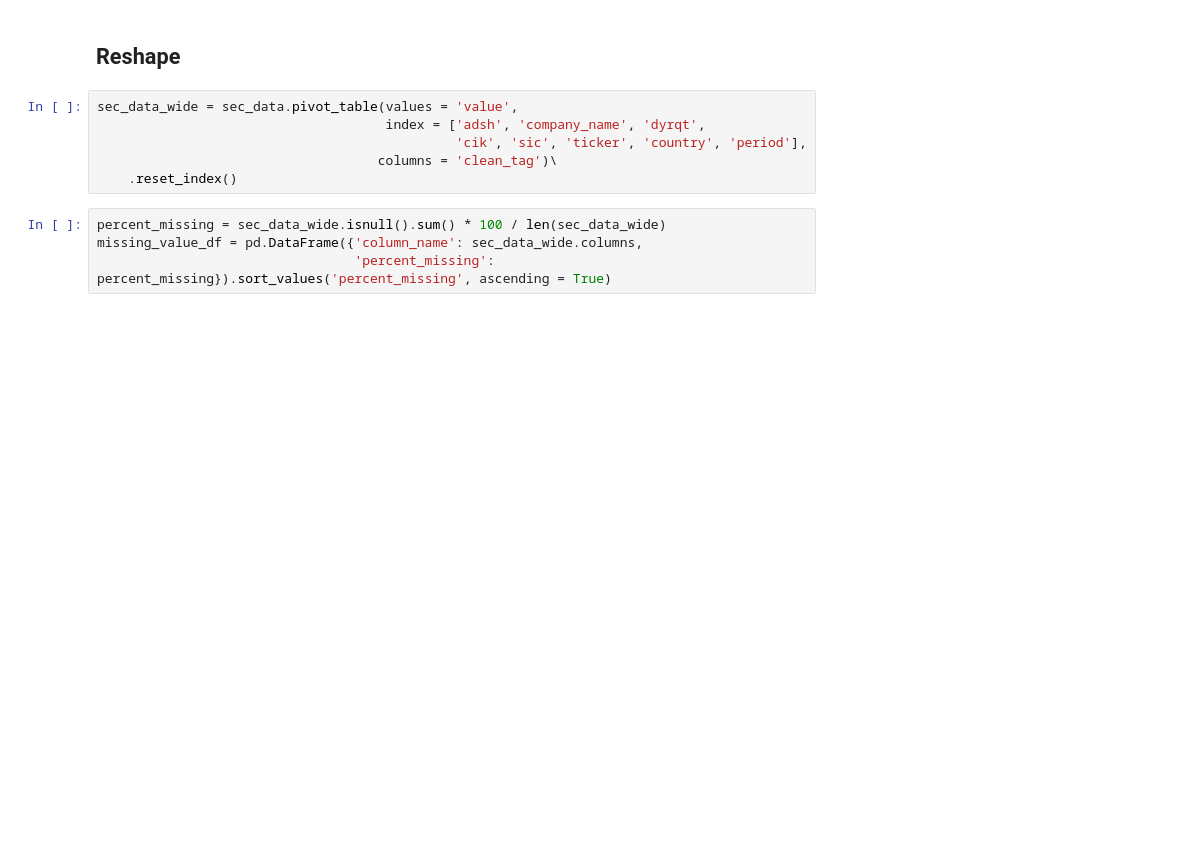
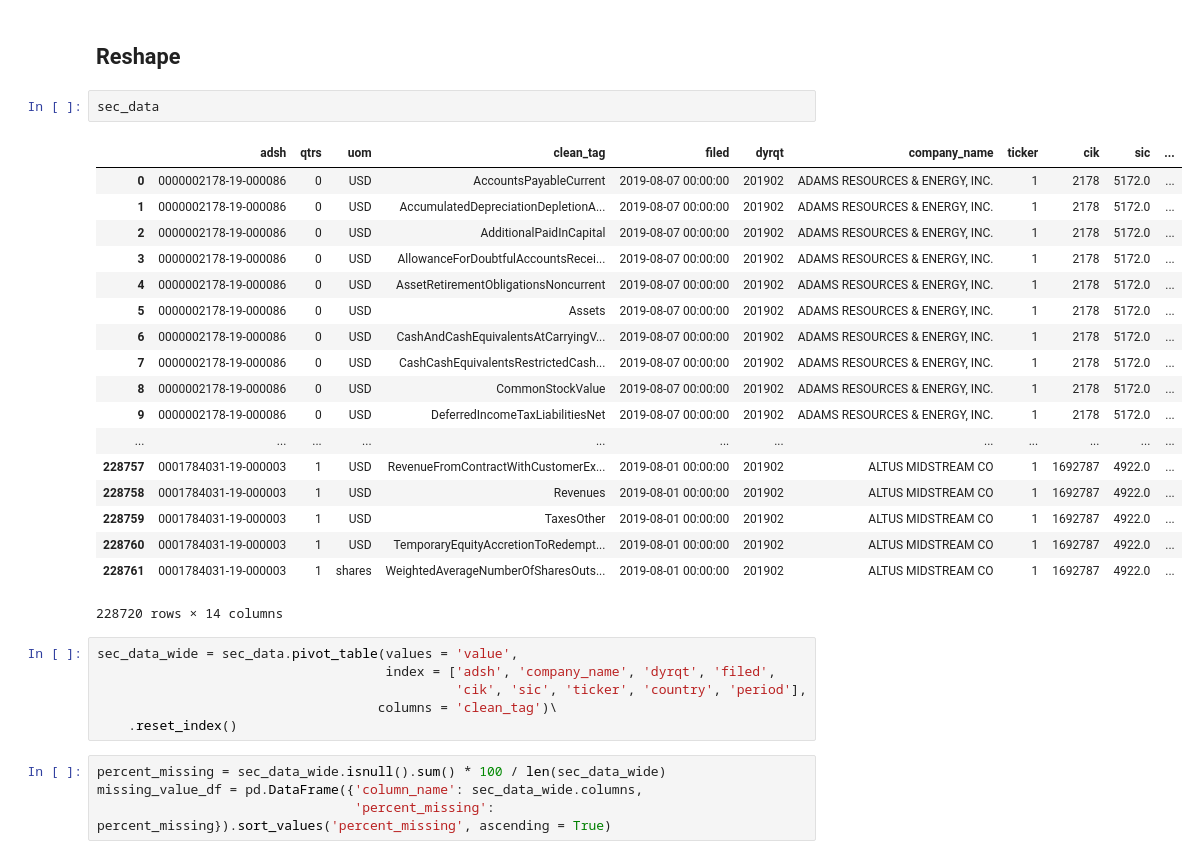
Before and after one commit to mixerupper/1001-term-project, a Jupyter notebook: code/02-build/01c-reshape-sec-data.ipynb, the cells around one changed output. Drawn from its saved outputs; the diff is of its cells as text; blank space fills up the shorter version.

```diff
--- a/code/02-build/01c-reshape-sec-data.ipynb
+++ b/code/02-build/01c-reshape-sec-data.ipynb
@@ -90,9 +111,30 @@ sec_data.groupby(['adsh', 'dyrqt', 'clean_tag'])\
 | adsh | dyrqt | clean_tag |  |  |  |  |  |  |  |  | ... |
 # %% [markdown]
 ## Reshape <a name="Reshape"></a>
+# %%
+sec_data
+# %% [output]
+|  | adsh | qtrs | uom | clean_tag | filed | dyrqt | company_name | ticker | cik | sic | ... |
+| 0 | 0000002178-19-000086 | 0 | USD | AccountsPayableCurrent | 2019-08-07 00:00:00 | 201902 | ADAMS RESOURCES & ENERGY, INC. | 1 | 2178 | 5172.0 | ... |
+| 1 | 0000002178-19-000086 | 0 | USD | AccumulatedDepreciationDepletionA... | 2019-08-07 00:00:00 | 201902 | ADAMS RESOURCES & ENERGY, INC. | 1 | 2178 | 5172.0 | ... |
+| 2 | 0000002178-19-000086 | 0 | USD | AdditionalPaidInCapital | 2019-08-07 00:00:00 | 201902 | ADAMS RESOURCES & ENERGY, INC. | 1 | 2178 | 5172.0 | ... |
+| 3 | 0000002178-19-000086 | 0 | USD | AllowanceForDoubtfulAccountsRecei... | 2019-08-07 00:00:00 | 201902 | ADAMS RESOURCES & ENERGY, INC. | 1 | 2178 | 5172.0 | ... |
+| 4 | 0000002178-19-000086 | 0 | USD | AssetRetirementObligationsNoncurrent | 2019-08-07 00:00:00 | 201902 | ADAMS RESOURCES & ENERGY, INC. | 1 | 2178 | 5172.0 | ... |
+| 5 | 0000002178-19-000086 | 0 | USD | Assets | 2019-08-07 00:00:00 | 201902 | ADAMS RESOURCES & ENERGY, INC. | 1 | 2178 | 5172.0 | ... |
+| 6 | 0000002178-19-000086 | 0 | USD | CashAndCashEquivalentsAtCarryingV... | 2019-08-07 00:00:00 | 201902 | ADAMS RESOURCES & ENERGY, INC. | 1 | 2178 | 5172.0 | ... |
+| 7 | 0000002178-19-000086 | 0 | USD | CashCashEquivalentsRestrictedCash... | 2019-08-07 00:00:00 | 201902 | ADAMS RESOURCES & ENERGY, INC. | 1 | 2178 | 5172.0 | ... |
+| 8 | 0000002178-19-000086 | 0 | USD | CommonStockValue | 2019-08-07 00:00:00 | 201902 | ADAMS RESOURCES & ENERGY, INC. | 1 | 2178 | 5172.0 | ... |
+| 9 | 0000002178-19-000086 | 0 | USD | DeferredIncomeTaxLiabilitiesNet | 2019-08-07 00:00:00 | 201902 | ADAMS RESOURCES & ENERGY, INC. | 1 | 2178 | 5172.0 | ... |
+| ... | ... | ... | ... | ... | ... | ... | ... | ... | ... | ... | ... |
+| 228757 | 0001784031-19-000003 | 1 | USD | RevenueFromContractWithCustomerEx... | 2019-08-01 00:00:00 | 201902 | ALTUS MIDSTREAM CO | 1 | 1692787 | 4922.0 | ... |
+| 228758 | 0001784031-19-000003 | 1 | USD | Revenues | 2019-08-01 00:00:00 | 201902 | ALTUS MIDSTREAM CO | 1 | 1692787 | 4922.0 | ... |
+| 228759 | 0001784031-19-000003 | 1 | USD | TaxesOther | 2019-08-01 00:00:00 | 201902 | ALTUS MIDSTREAM CO | 1 | 1692787 | 4922.0 | ... |
+| 228760 | 0001784031-19-000003 | 1 | USD | TemporaryEquityAccretionToRedempt... | 2019-08-01 00:00:00 | 201902 | ALTUS MIDSTREAM CO | 1 | 1692787 | 4922.0 | ... |
+| 228761 | 0001784031-19-000003 | 1 | shares | WeightedAverageNumberOfSharesOuts... | 2019-08-01 00:00:00 | 201902 | ALTUS MIDSTREAM CO | 1 | 1692787 | 4922.0 | ... |
+228720 rows × 14 columns
 # %%
 sec_data_wide = sec_data.pivot_table(values = 'value',
-                                     index = ['adsh', 'company_name', 'dyrqt',
+                                     index = ['adsh', 'company_name', 'dyrqt', 'filed',
                                               'cik', 'sic', 'ticker', 'country', 'period'],
                                     columns = 'clean_tag')\
     .reset_index()
```
Also changed, not shown: parts of 5 cells of this notebook.
